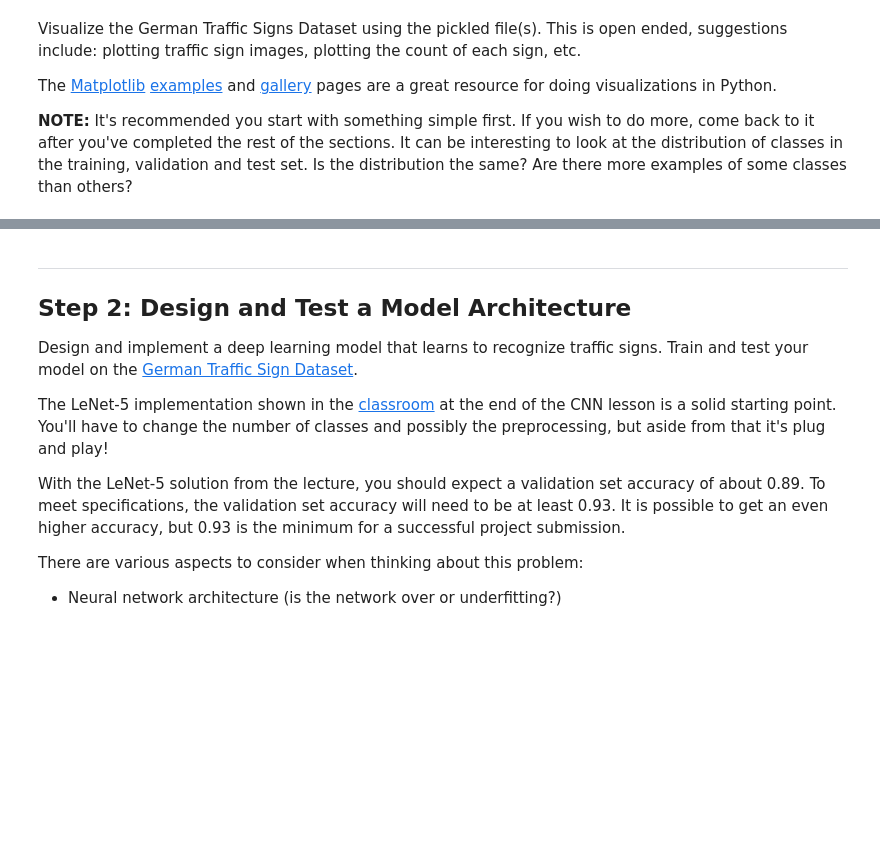
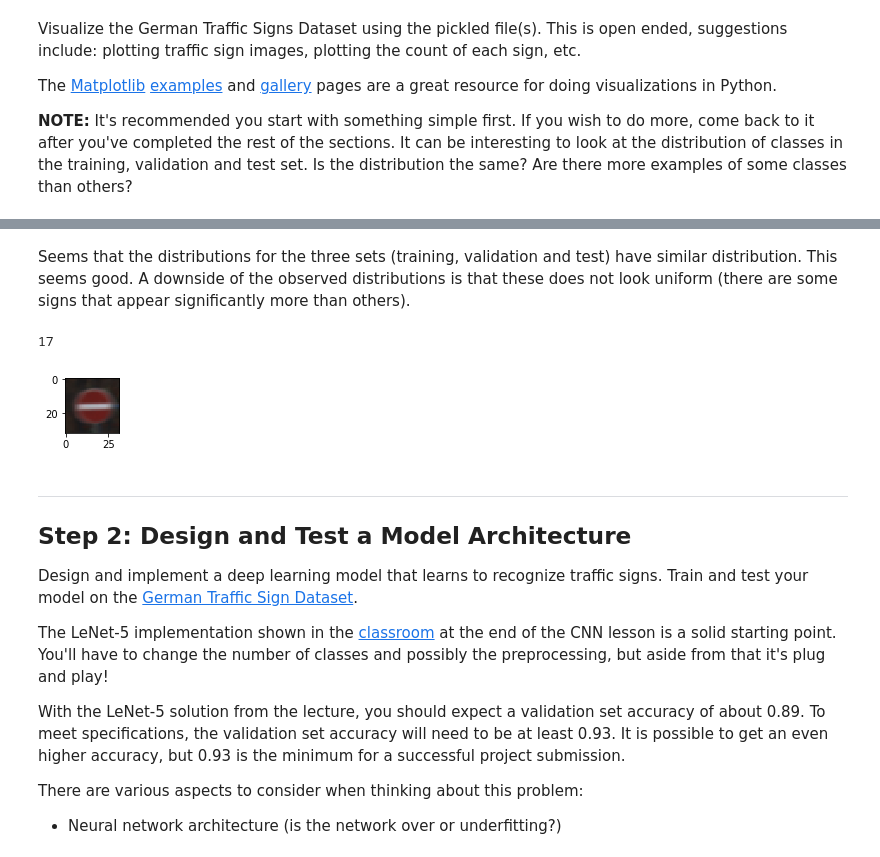
Before and after one commit to daltimira/Traffic-Sign-Classifier, a Jupyter notebook: Traffic_Sign_Classifier.ipynb, the cells around one changed output, grey strips where cells are left out. Drawn from its saved outputs; the diff is of its cells as text; code cells hidden in the pictures; blank space fills up the shorter version.

```diff
--- a/Traffic_Sign_Classifier.ipynb
+++ b/Traffic_Sign_Classifier.ipynb
@@ -105,9 +169,24 @@ The [Matplotlib](http://matplotlib.org/) [examples](http://matplotlib.org/exampl
+# %% [markdown]
+Seems that the distributions for the three sets (training, validation and test) have similar distribution. This seems good. A downside of the observed distributions is that these does not look uniform (there are some signs that appear significantly more than others).
 # %%
 ### Data exploration visualization code goes here.
 ### Feel free to use as many code cells as needed.
+import random
 import matplotlib.pyplot as plt
 # Visualizations will be shown in the notebook.
 %matplotlib inline
+
+# we select a random image from the training set
+
+index = random.randint(0, len(X_train))
+image = X_train[index].squeeze()
+
+plt.figure(figsize=(1,1))
+plt.imshow(image, cmap="gray")
+print(y_train[index])
+# %% [output]
+17
+[figure, added]
 # %% [markdown]
 ----
 
```
Also changed, not shown: parts of 9 cells of this notebook, 1 other file.
